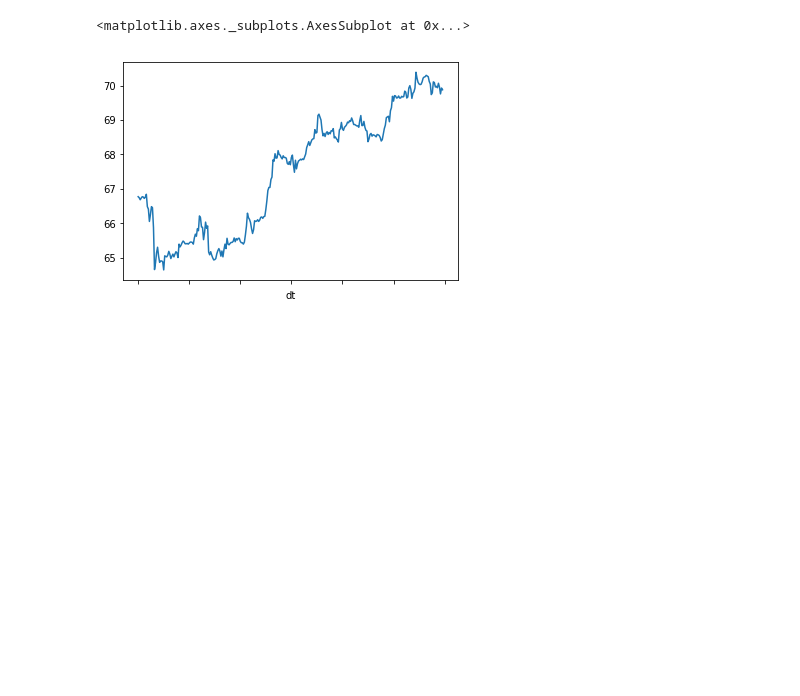
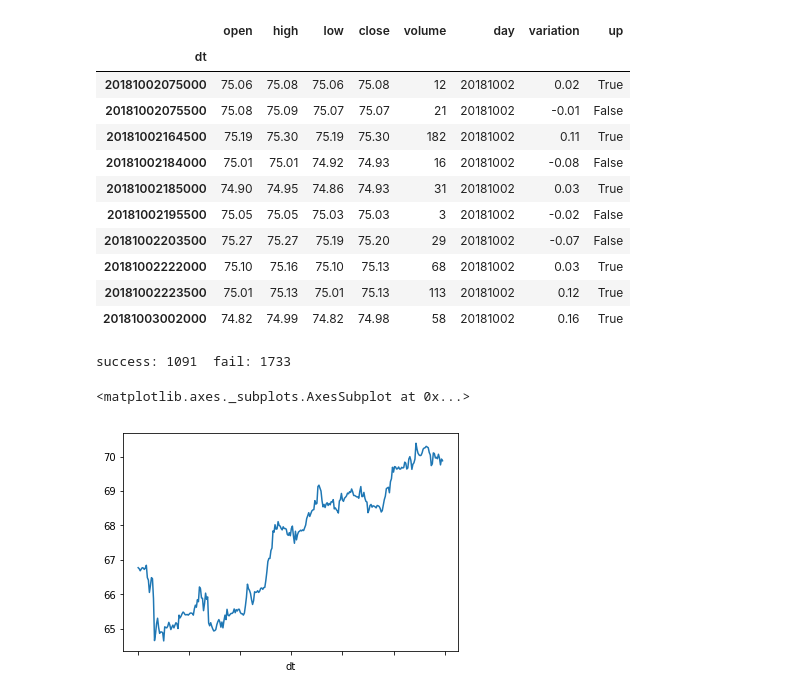
Before and after one commit to pickmoment/hero, a Jupyter notebook: db/hero.ipynb, the cells around one changed output. Saved outputs shown, nothing was run; the diff lists cells and outputs as text; code cells hidden in the pictures; blank space fills up the shorter version.

```diff
--- a/db/hero.ipynb
+++ b/db/hero.ipynb
@@ -20,0 +33,58 @@ df.head()
+# %%
+#import itertools
+#target_index = [[df.index.get_loc(value) - 1, df.index.get_loc(value)] for value in df[(df.variation != 0) & (df.open == df.shift().close) & (df.up != df.shift().up)].index.values]
+#target_index = list(itertools.chain(*target_index)))
+target_index = [df.index.get_loc(value) for value in df[(df.variation != 0) & (df.open == df.shift().close) & (df.up != df.shift().up)].index.values]
+# %%
+df.iloc[target_index,:].head(10)
+# %% [output]
+|  | open | high | low | close | volume | day | variation | up |
+| dt |  |  |  |  |  |  |  |  |
+| 20181002075000 | 75.06 | 75.08 | 75.06 | 75.08 | 12 | 20181002 | 0.02 | True |
+| 20181002075500 | 75.08 | 75.09 | 75.07 | 75.07 | 21 | 20181002 | -0.01 | False |
+| 20181002164500 | 75.19 | 75.30 | 75.19 | 75.30 | 182 | 20181002 | 0.11 | True |
+| 20181002184000 | 75.01 | 75.01 | 74.92 | 74.93 | 16 | 20181002 | -0.08 | False |
+| 20181002185000 | 74.90 | 74.95 | 74.86 | 74.93 | 31 | 20181002 | 0.03 | True |
+| 20181002195500 | 75.05 | 75.05 | 75.03 | 75.03 | 3 | 20181002 | -0.02 | False |
+| 20181002203500 | 75.27 | 75.27 | 75.19 | 75.20 | 29 | 20181002 | -0.07 | False |
+| 20181002222000 | 75.10 | 75.16 | 75.10 | 75.13 | 68 | 20181002 | 0.03 | True |
+| 20181002223500 | 75.01 | 75.13 | 75.01 | 75.13 | 113 | 20181002 | 0.12 | True |
+| 20181003002000 | 74.82 | 74.99 | 74.82 | 74.98 | 58 | 20181002 | 0.16 | True |
+# %%
+success = 0
+fail = 0
+
+for i_base in target_index:
+    up = df.iloc[i_base].up
+    price = df.iloc[i_base+1].open
+    max_revenue = 0
+    index_revenue = 0
+    max_loss = 0
+    index_loss = 0
+
+    if i_base > len(df) - 20:
+        break
+
+    for x in range(12):
+        revenue = 0
+        loss = 0
+        if up:
+            revenue = df.iloc[i_base+2+x].high - price
+            loss = price - df.iloc[i_base+2+x].low
+        else:
+            loss = df.iloc[i_base+2+x].high - price
+            revenue = price - df.iloc[i_base+2+x].low
+        if max_revenue < revenue:
+            max_revenue = revenue
+            index_revenue = x+1
+        if max_loss < loss:
+            max_loss = loss
+            index_loss = x+1
+
+    if max_loss >= 0.1:
+        fail += 1
+    else:
+        success += 1
+print('success:', success, ' fail:', fail)
+# %% [output]
+success: 1091  fail: 1733
```
Also changed, not shown: parts of 6 cells of this notebook, 10 other files.
